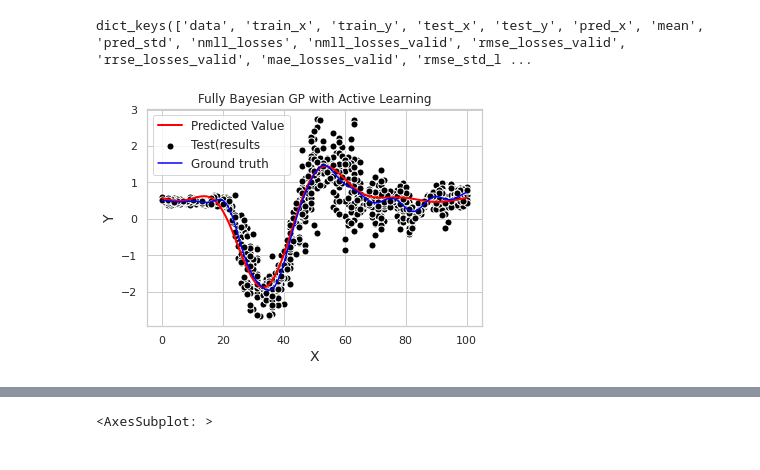
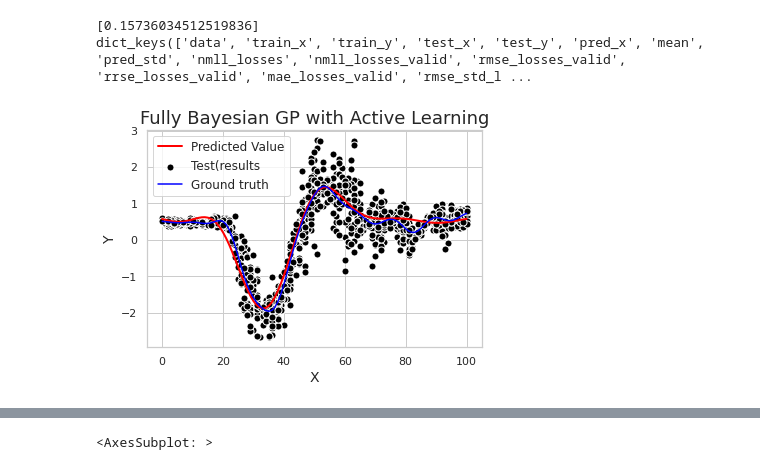
Before and after one commit to quao627/ActiveLearningWithCompositeKernel, a Jupyter notebook: test.ipynb, the cells around one changed output, grey strips where cells are left out. Drawn from its saved outputs; the diff is of its cells as text; code cells hidden in the pictures.

```diff
--- a/test.ipynb
+++ b/test.ipynb
@@ -12,7 +12,7 @@ from simulators.analytical_simulators import StepFunction, Motorcycle
 EPS = 1e-8
 %matplotlib inline
 # %%
-def plot_results(results_path: str, simulator: BaseSimulator = Motorcycle) -> None:
+def plot_results(results_path: str, title: str, simulator: BaseSimulator = Motorcycle) -> None:
     sim = simulator()
     x = sim.search_space()
     y = sim.mean(x)
@@ -40,7 +40,7 @@ def plot_results(results_path: str, simulator: BaseSimulator = Motorcycle) -> No
     #plt.title('Mean and Test Data', fontsize=18)
     plt.xlabel('X', fontsize=14)
     plt.ylabel('Y', fontsize=14)
-    plt.title('Fully Bayesian GP with Active Learning')
+    plt.title(title, fontsize=18)
 
     # Add a legend
     plt.legend(loc='best', fontsize=12)
@@ -49,7 +49,10 @@ def plot_results(results_path: str, simulator: BaseSimulator = Motorcycle) -> No
     plt.show()
 # %%
 results_path = "outputs/motorcycle_mcmc_gmm_1_40.pkl"
-plot_results(results_path, Motorcycle)
+results = pickle.load(open(results_path, "rb"))
+print(results['rmse_losses_valid'][-1])
+plot_results(results_path, "Fully Bayesian GP with Active Learning", Motorcycle)
 # %% [output]
+[0.15736034512519836]
 dict_keys(['data', 'train_x', 'train_y', 'test_x', 'test_y', 'pred_x', 'mean', 'pred_std', 'nmll_losses', 'nmll_losses_valid', 'rmse_losses_valid', 'rrse_losses_valid', 'mae_losses_valid', 'rmse_std_l ...
-[figure, old version]
+[figure, new version]
```
Also changed, not shown: parts of 2 cells of this notebook, 7 other files.
